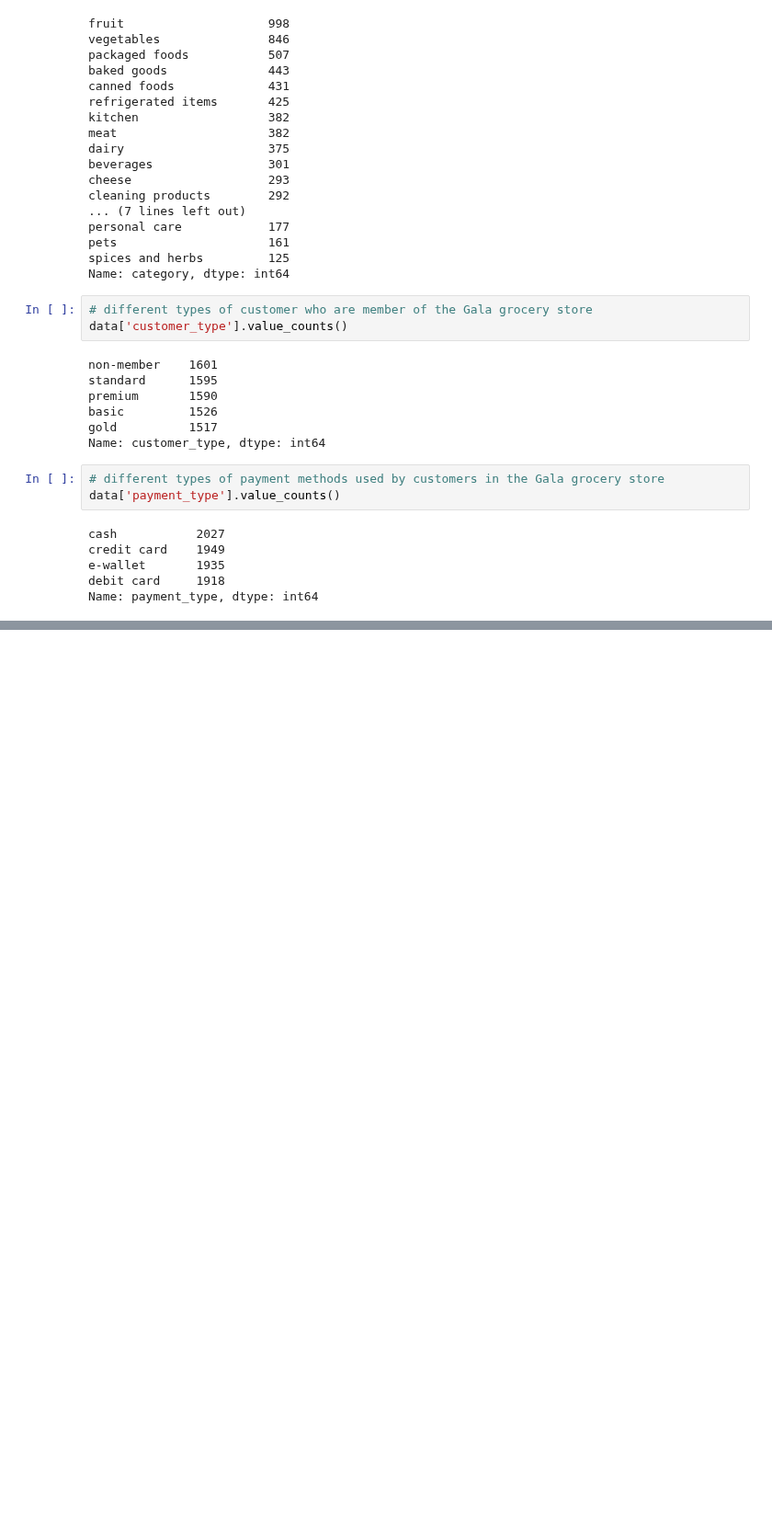
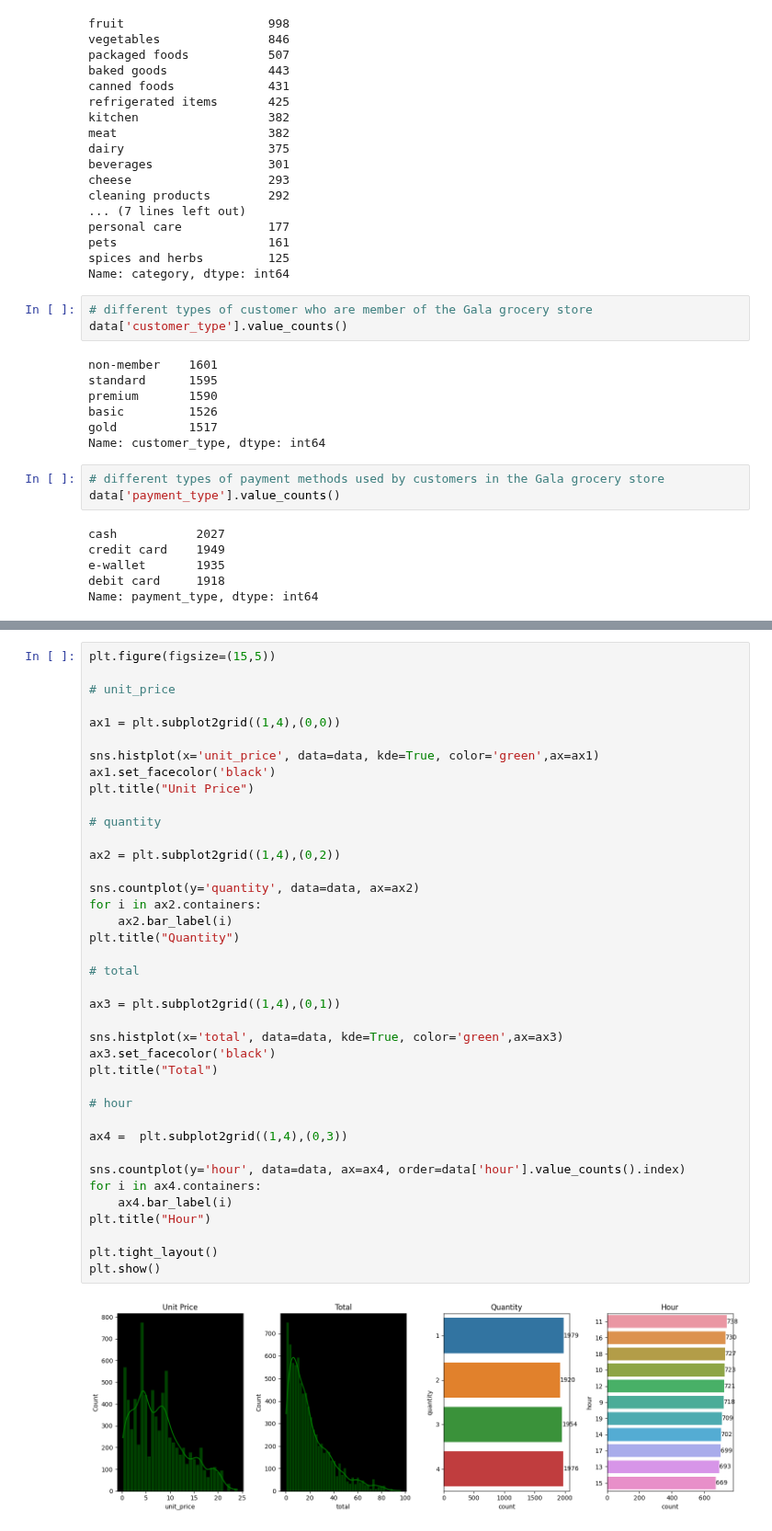
Before and after one commit to Akshay-Paunikar/Forage_Virtual_Internship_Program, a Jupyter notebook: Cognizant/Task 1 - Exploratory Data Analysis/Task_1_Exploratory_Data_Analysis.ipynb, the cells around one changed output, grey strips where cells are left out. Shown at 92% size. Drawn from its saved outputs; the diff is of its cells as text; blank space fills up the shorter version.

```diff
--- a/Cognizant/Task 1 - Exploratory Data Analysis/Task_1_Exploratory_Data_Analysis.ipynb
+++ b/Cognizant/Task 1 - Exploratory Data Analysis/Task_1_Exploratory_Data_Analysis.ipynb
@@ -272,0 +282,41 @@ plt.show()
+# %%
+plt.figure(figsize=(15,5))
+
+# unit_price
+
+ax1 = plt.subplot2grid((1,4),(0,0))
+
+sns.histplot(x='unit_price', data=data, kde=True, color='green',ax=ax1)
+ax1.set_facecolor('black')
+plt.title("Unit Price")
+
+# quantity
+
+ax2 = plt.subplot2grid((1,4),(0,2))
+
+sns.countplot(y='quantity', data=data, ax=ax2)
+for i in ax2.containers:
+    ax2.bar_label(i)
+plt.title("Quantity")
+
+# total
+
+ax3 = plt.subplot2grid((1,4),(0,1))
+
+sns.histplot(x='total', data=data, kde=True, color='green',ax=ax3)
+ax3.set_facecolor('black')
+plt.title("Total")
+
+# hour
+
+ax4 =  plt.subplot2grid((1,4),(0,3))
+
+sns.countplot(y='hour', data=data, ax=ax4, order=data['hour'].value_counts().index)
+for i in ax4.containers:
+    ax4.bar_label(i)
+plt.title("Hour")
+
+plt.tight_layout()
+plt.show()
+# %% [output]
+[figure, added]
```
Also changed, not shown: parts of 4 cells of this notebook.
